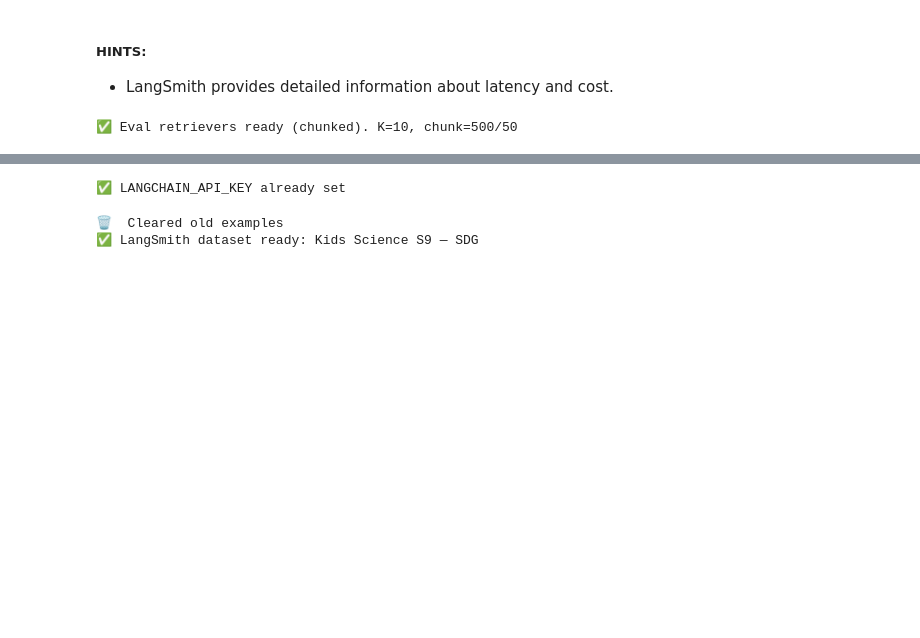
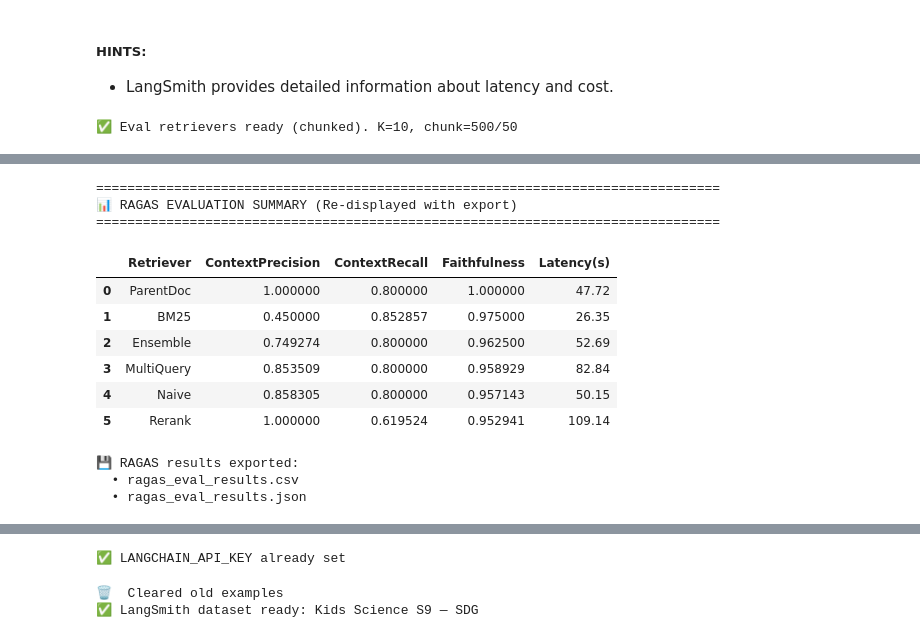
Before and after one commit to lalrow/AIE8, a Jupyter notebook: 09_Advanced_Retrieval/Advanced_Retrieval_with_LangChain_Assignment.ipynb, the cells around one changed output, grey strips where cells are left out. Cells and saved outputs as stored; diff of their text form; code cells hidden in the pictures; blank space fills up the shorter version.

```diff
--- a/09_Advanced_Retrieval/Advanced_Retrieval_with_LangChain_Assignment.ipynb
+++ b/09_Advanced_Retrieval/Advanced_Retrieval_with_LangChain_Assignment.ipynb
@@ -798,6 +812,34 @@ Humus contributes to loam soil by enriching it with organic matter, making the s
 ============================================================
 📊 View traces & costs in LangSmith:
 https://smith.langchain.com/
+# %%
+# === RAGAS Summary & Export ===
+print("\n" + "="*80)
+print("📊 RAGAS EVALUATION SUMMARY (Re-displayed with export)")
+print("="*80)
+display(eval_df)
+
+# Export to CSV and JSON
+eval_df.to_csv('ragas_eval_results.csv', index=False)
+eval_df.to_json('ragas_eval_results.json', orient='records', indent=2)
+
+print("\n💾 RAGAS results exported:")
+print("  • ragas_eval_results.csv")
+print("  • ragas_eval_results.json")
+# %% [output]
+================================================================================
+📊 RAGAS EVALUATION SUMMARY (Re-displayed with export)
+================================================================================
+|  | Retriever | ContextPrecision | ContextRecall | Faithfulness | Latency(s) |
+| 0 | ParentDoc | 1.000000 | 0.800000 | 1.000000 | 47.72 |
+| 1 | BM25 | 0.450000 | 0.852857 | 0.975000 | 26.35 |
+| 2 | Ensemble | 0.749274 | 0.800000 | 0.962500 | 52.69 |
+| 3 | MultiQuery | 0.853509 | 0.800000 | 0.958929 | 82.84 |
+| 4 | Naive | 0.858305 | 0.800000 | 0.957143 | 50.15 |
+| 5 | Rerank | 1.000000 | 0.619524 | 0.952941 | 109.14 |
+💾 RAGAS results exported:
+  • ragas_eval_results.csv
+  • ragas_eval_results.json
 # %%
 # Sanity check the built dataset shape for one retriever (no faithfulness)
 EVAL_WITH_FAITHFULNESS = False
```
Also changed, not shown: parts of 10 cells of this notebook, 6 other files.
